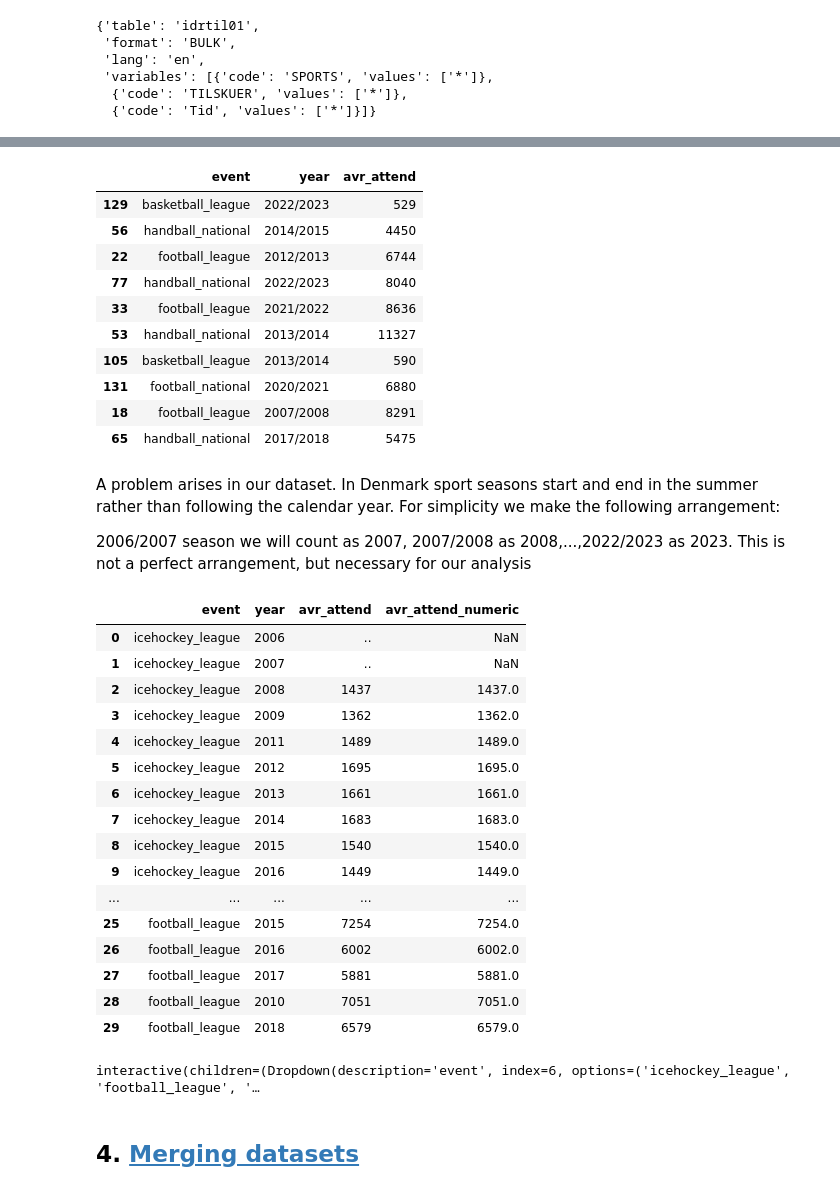
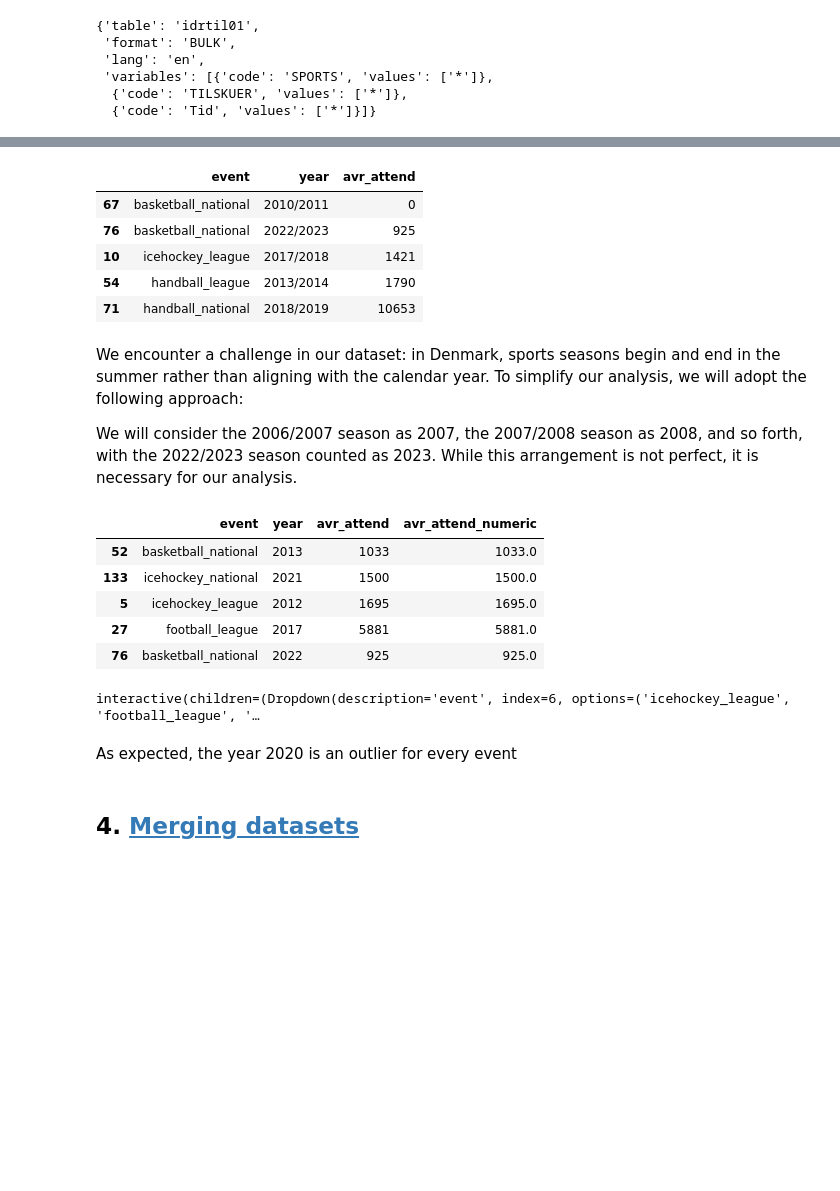
Before and after one commit to NumEconCopenhagen/projects-2024-Simon-C-og-Jens-H, a Jupyter notebook: dataproject/dataproject.ipynb, the cells around one changed output, grey strips where cells are left out. Drawn from its saved outputs; the diff is of its cells as text; code cells hidden in the pictures; blank space fills up the shorter version.

```diff
--- a/dataproject/dataproject.ipynb
+++ b/dataproject/dataproject.ipynb
@@ -443,72 +402,37 @@ new_names = {
 # Applying the new names
 sport_api['event'] = sport_api['event'].replace(new_names)
 
-sport_api.sample(10)
+sport_api.sample(5)
 # %% [output]
 |  | event | year | avr_attend |
-| 129 | basketball_league | 2022/2023 | 529 |
-| 56 | handball_national | 2014/2015 | 4450 |
-| 22 | football_league | 2012/2013 | 6744 |
-| 77 | handball_national | 2022/2023 | 8040 |
-| 33 | football_league | 2021/2022 | 8636 |
-| 53 | handball_national | 2013/2014 | 11327 |
-| 105 | basketball_league | 2013/2014 | 590 |
-| 131 | football_national | 2020/2021 | 6880 |
-| 18 | football_league | 2007/2008 | 8291 |
-| 65 | handball_national | 2017/2018 | 5475 |
+| 67 | basketball_national | 2010/2011 | 0 |
+| 76 | basketball_national | 2022/2023 | 925 |
+| 10 | icehockey_league | 2017/2018 | 1421 |
+| 54 | handball_league | 2013/2014 | 1790 |
+| 71 | handball_national | 2018/2019 | 10653 |
 # %% [markdown]
-A problem arises in our dataset. In Denmark sport seasons start and end in the summer rather than following the calendar year. For simplicity we make the following arrangement:
+We encounter a challenge in our dataset: in Denmark, sports seasons begin and end in the summer rather than aligning with the calendar year. To simplify our analysis, we will adopt the following approach:
 
-2006/2007 season we will count as 2007, 2007/2008 as 2008,...,2022/2023 as 2023. This is not a perfect arrangement, but necessary for our analysis
+We will consider the 2006/2007 season as 2007, the 2007/2008 season as 2008, and so forth, with the 2022/2023 season counted as 2023. While this arrangement is not perfect, it is necessary for our analysis.
 # %%
-# Changes the years for comparison
-new_years = {
-    '2006/2007':'2007',
-    '2007/2008':'2008',
-    '2008/2009':'2009',
-    '2009/2010':'2010',
-    '2010/2011':'2011',
-    '2011/2012':'2012',
-    '2012/2013':'2013',
-    '2013/2014':'2014',
-    '2014/2015':'2015',
-    '2015/2016':'2016',
-    '2016/2017':'2017',
-    '2017/2018':'2018',
-    '2018/2019':'2019',
-    '2019/2020':'2020',
-    '2020/2021':'2021',
-    '2021/2022':'2022',
-    '2022/2023':'2023'
-}
-
-# Tries to create a loop for simplicity
+# We establish a loop to convert seasonal accounting into annual
 new_year_loop = {}
 for year in range(2006,2023+1):
     year_str = str(year)
     next_year_str = str(year+1)
     new_year_loop[f'{year_str}/{next_year_str}'] = year_str
 
 # Check
 sport_api['year'] = sport_api['year'].replace(new_year_loop)
+
+# We create a numerical version of 'avr_attend'
 sport_api['avr_attend_numeric'] = pd.to_numeric(sport_api['avr_attend'], errors='coerce')
-sport_api.head(30)
+sport_api.sample(5)
 # %% [output]
 |  | event | year | avr_attend | avr_attend_numeric |
-| 0 | icehockey_league | 2006 | .. | NaN |
-| 1 | icehockey_league | 2007 | .. | NaN |
-| 2 | icehockey_league | 2008 | 1437 | 1437.0 |
-| 3 | icehockey_league | 2009 | 1362 | 1362.0 |
-| 4 | icehockey_league | 2011 | 1489 | 1489.0 |
+| 52 | basketball_national | 2013 | 1033 | 1033.0 |
+| 133 | icehockey_national | 2021 | 1500 | 1500.0 |
 | 5 | icehockey_league | 2012 | 1695 | 1695.0 |
-| 6 | icehockey_league | 2013 | 1661 | 1661.0 |
-| 7 | icehockey_league | 2014 | 1683 | 1683.0 |
-| 8 | icehockey_league | 2015 | 1540 | 1540.0 |
-| 9 | icehockey_league | 2016 | 1449 | 1449.0 |
-| ... | ... | ... | ... | ... |
-| 25 | football_league | 2015 | 7254 | 7254.0 |
-| 26 | football_league | 2016 | 6002 | 6002.0 |
 | 27 | football_league | 2017 | 5881 | 5881.0 |
-| 28 | football_league | 2010 | 7051 | 7051.0 |
-| 29 | football_league | 2018 | 6579 | 6579.0 |
+| 76 | basketball_national | 2022 | 925 | 925.0 |
 # %%
@@ -528,6 +453,8 @@ widgets.interact(plot_f,
 );
 # %% [output]
 interactive(children=(Dropdown(description='event', index=6, options=('icehockey_league', 'football_league', '…
+# %% [markdown]
+As expected, the year 2020 is an outlier for every event
 # %% [markdown]
 ## 4. <a id='toc4_'></a>[Merging datasets](#toc4_)
 # %% [markdown]
```
Also changed, not shown: parts of 41 cells of this notebook, 1 other file.
